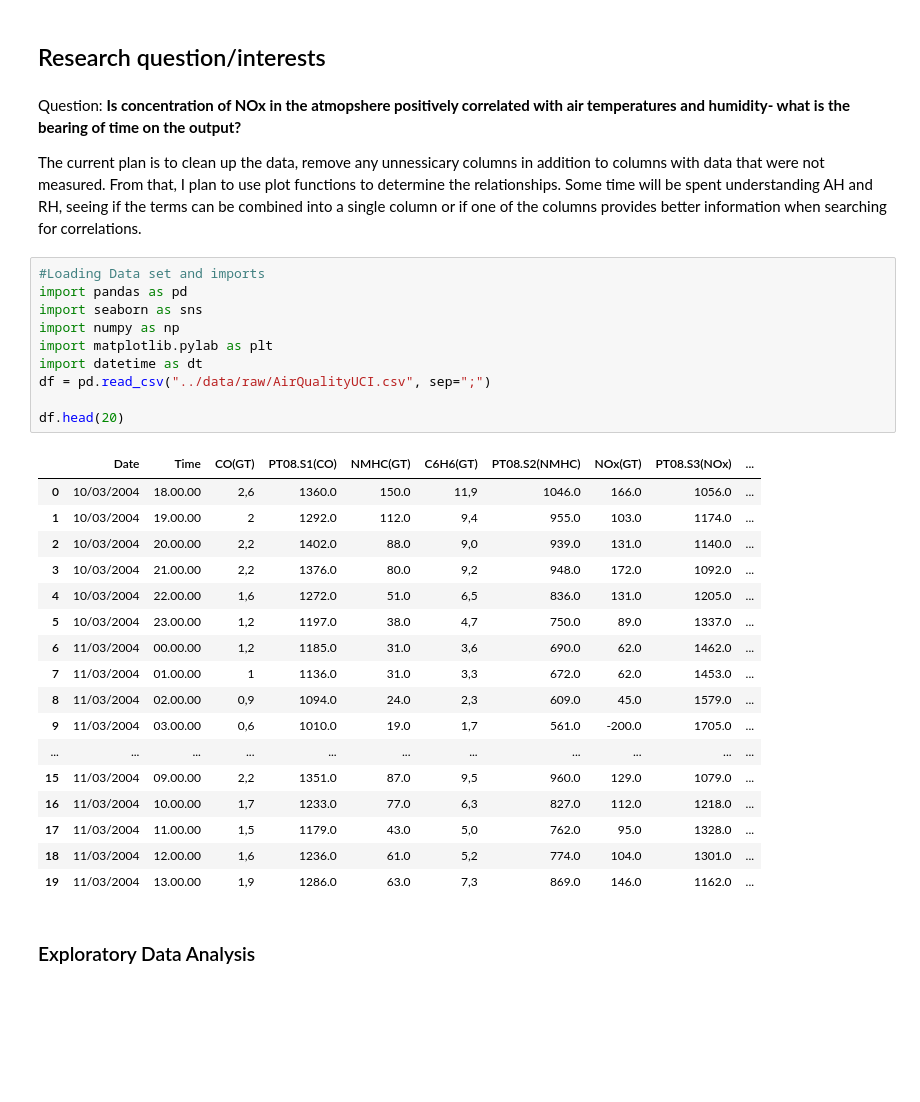
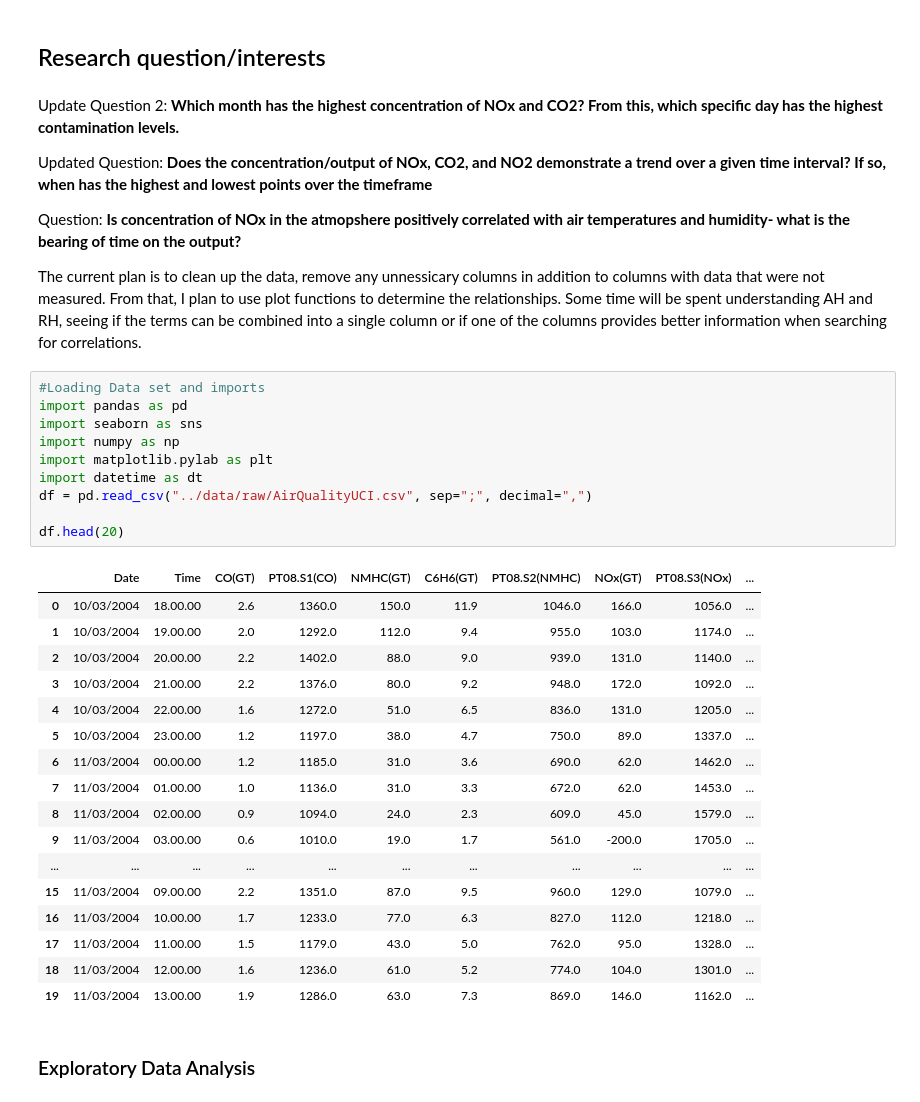
Before and after one commit to ubco-W2022T2-data301/project-group-group59, a Jupyter notebook: analysis/analysis1.ipynb, the cells around one changed output. Cells and saved outputs as stored; diff of their text form; blank space fills up the shorter version.

Commit message:
Partial Update for Milestone 4-Includes updated research question.

```diff
--- a/analysis/analysis1.ipynb
+++ b/analysis/analysis1.ipynb
@@ -3,37 +3,41 @@
 # %% [markdown]
 ## Research question/interests
 # %% [markdown]
+Update Question 2: **Which month has the highest concentration of NOx and CO2? From this, which specific day has the highest contamination levels.**
+
+Updated Question: **Does the concentration/output of NOx, CO2, and NO2 demonstrate a trend over a given time interval? If so, when has the highest and lowest points over the timeframe**
+
 Question: **Is concentration of NOx in the atmopshere positively correlated with air temperatures and humidity- what is the bearing of time on the output?**
 
 The current plan is to clean up the data, remove any unnessicary columns in addition to columns with data that were not measured. From that, I plan to use plot functions to determine the relationships. Some time will be spent understanding AH and RH, seeing if the terms can be combined into a single column or if one of the columns provides better information when searching for correlations.
 # %%
 #Loading Data set and imports
 import pandas as pd
 import seaborn as sns
 import numpy as np
 import matplotlib.pylab as plt
 import datetime as dt
-df = pd.read_csv("../data/raw/AirQualityUCI.csv", sep=";")
+df = pd.read_csv("../data/raw/AirQualityUCI.csv", sep=";", decimal=",")
 
 df.head(20)
 # %% [output]
 |  | Date | Time | CO(GT) | PT08.S1(CO) | NMHC(GT) | C6H6(GT) | PT08.S2(NMHC) | NOx(GT) | PT08.S3(NOx) | ... |
-| 0 | 10/03/2004 | 18.00.00 | 2,6 | 1360.0 | 150.0 | 11,9 | 1046.0 | 166.0 | 1056.0 | ... |
-| 1 | 10/03/2004 | 19.00.00 | 2 | 1292.0 | 112.0 | 9,4 | 955.0 | 103.0 | 1174.0 | ... |
-| 2 | 10/03/2004 | 20.00.00 | 2,2 | 1402.0 | 88.0 | 9,0 | 939.0 | 131.0 | 1140.0 | ... |
-| 3 | 10/03/2004 | 21.00.00 | 2,2 | 1376.0 | 80.0 | 9,2 | 948.0 | 172.0 | 1092.0 | ... |
-| 4 | 10/03/2004 | 22.00.00 | 1,6 | 1272.0 | 51.0 | 6,5 | 836.0 | 131.0 | 1205.0 | ... |
-| 5 | 10/03/2004 | 23.00.00 | 1,2 | 1197.0 | 38.0 | 4,7 | 750.0 | 89.0 | 1337.0 | ... |
-| 6 | 11/03/2004 | 00.00.00 | 1,2 | 1185.0 | 31.0 | 3,6 | 690.0 | 62.0 | 1462.0 | ... |
-| 7 | 11/03/2004 | 01.00.00 | 1 | 1136.0 | 31.0 | 3,3 | 672.0 | 62.0 | 1453.0 | ... |
-| 8 | 11/03/2004 | 02.00.00 | 0,9 | 1094.0 | 24.0 | 2,3 | 609.0 | 45.0 | 1579.0 | ... |
-| 9 | 11/03/2004 | 03.00.00 | 0,6 | 1010.0 | 19.0 | 1,7 | 561.0 | -200.0 | 1705.0 | ... |
+| 0 | 10/03/2004 | 18.00.00 | 2.6 | 1360.0 | 150.0 | 11.9 | 1046.0 | 166.0 | 1056.0 | ... |
+| 1 | 10/03/2004 | 19.00.00 | 2.0 | 1292.0 | 112.0 | 9.4 | 955.0 | 103.0 | 1174.0 | ... |
+| 2 | 10/03/2004 | 20.00.00 | 2.2 | 1402.0 | 88.0 | 9.0 | 939.0 | 131.0 | 1140.0 | ... |
+| 3 | 10/03/2004 | 21.00.00 | 2.2 | 1376.0 | 80.0 | 9.2 | 948.0 | 172.0 | 1092.0 | ... |
+| 4 | 10/03/2004 | 22.00.00 | 1.6 | 1272.0 | 51.0 | 6.5 | 836.0 | 131.0 | 1205.0 | ... |
+| 5 | 10/03/2004 | 23.00.00 | 1.2 | 1197.0 | 38.0 | 4.7 | 750.0 | 89.0 | 1337.0 | ... |
+| 6 | 11/03/2004 | 00.00.00 | 1.2 | 1185.0 | 31.0 | 3.6 | 690.0 | 62.0 | 1462.0 | ... |
+| 7 | 11/03/2004 | 01.00.00 | 1.0 | 1136.0 | 31.0 | 3.3 | 672.0 | 62.0 | 1453.0 | ... |
+| 8 | 11/03/2004 | 02.00.00 | 0.9 | 1094.0 | 24.0 | 2.3 | 609.0 | 45.0 | 1579.0 | ... |
+| 9 | 11/03/2004 | 03.00.00 | 0.6 | 1010.0 | 19.0 | 1.7 | 561.0 | -200.0 | 1705.0 | ... |
 | ... | ... | ... | ... | ... | ... | ... | ... | ... | ... | ... |
-| 15 | 11/03/2004 | 09.00.00 | 2,2 | 1351.0 | 87.0 | 9,5 | 960.0 | 129.0 | 1079.0 | ... |
-| 16 | 11/03/2004 | 10.00.00 | 1,7 | 1233.0 | 77.0 | 6,3 | 827.0 | 112.0 | 1218.0 | ... |
-| 17 | 11/03/2004 | 11.00.00 | 1,5 | 1179.0 | 43.0 | 5,0 | 762.0 | 95.0 | 1328.0 | ... |
-| 18 | 11/03/2004 | 12.00.00 | 1,6 | 1236.0 | 61.0 | 5,2 | 774.0 | 104.0 | 1301.0 | ... |
-| 19 | 11/03/2004 | 13.00.00 | 1,9 | 1286.0 | 63.0 | 7,3 | 869.0 | 146.0 | 1162.0 | ... |
+| 15 | 11/03/2004 | 09.00.00 | 2.2 | 1351.0 | 87.0 | 9.5 | 960.0 | 129.0 | 1079.0 | ... |
+| 16 | 11/03/2004 | 10.00.00 | 1.7 | 1233.0 | 77.0 | 6.3 | 827.0 | 112.0 | 1218.0 | ... |
+| 17 | 11/03/2004 | 11.00.00 | 1.5 | 1179.0 | 43.0 | 5.0 | 762.0 | 95.0 | 1328.0 | ... |
+| 18 | 11/03/2004 | 12.00.00 | 1.6 | 1236.0 | 61.0 | 5.2 | 774.0 | 104.0 | 1301.0 | ... |
+| 19 | 11/03/2004 | 13.00.00 | 1.9 | 1286.0 | 63.0 | 7.3 | 869.0 | 146.0 | 1162.0 | ... |
 # %% [markdown]
 ### Exploratory Data Analysis
 # %%
```
Also changed, not shown: parts of 27 cells of this notebook, 1 other file.
